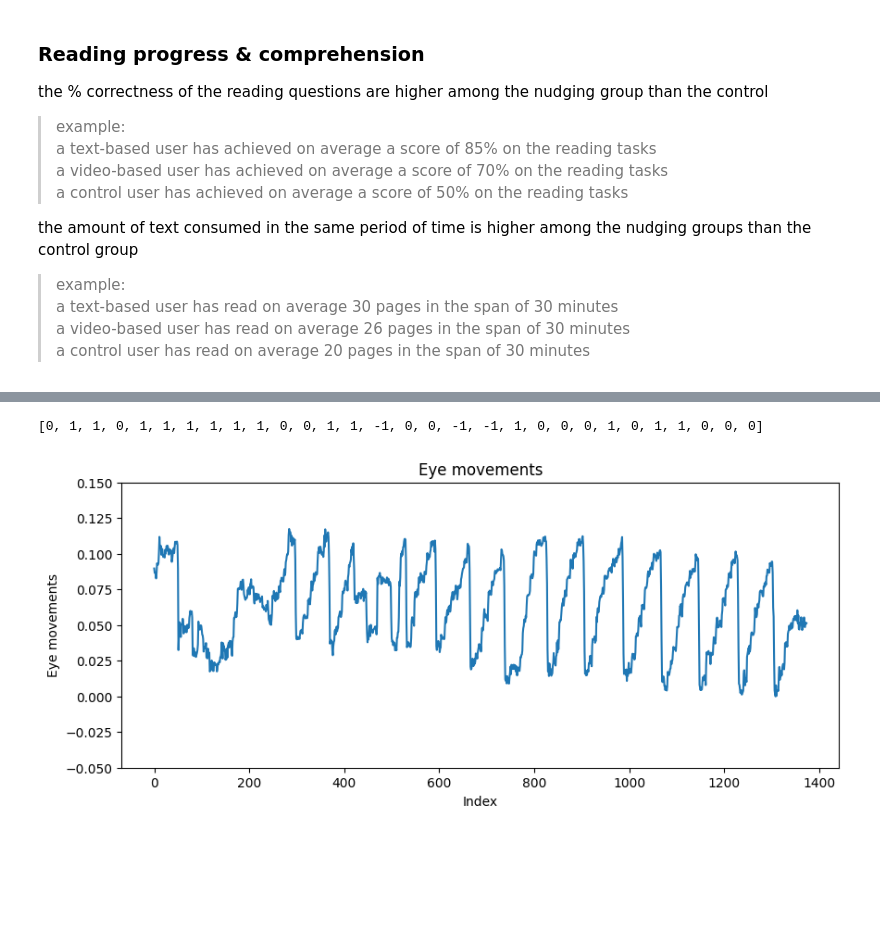
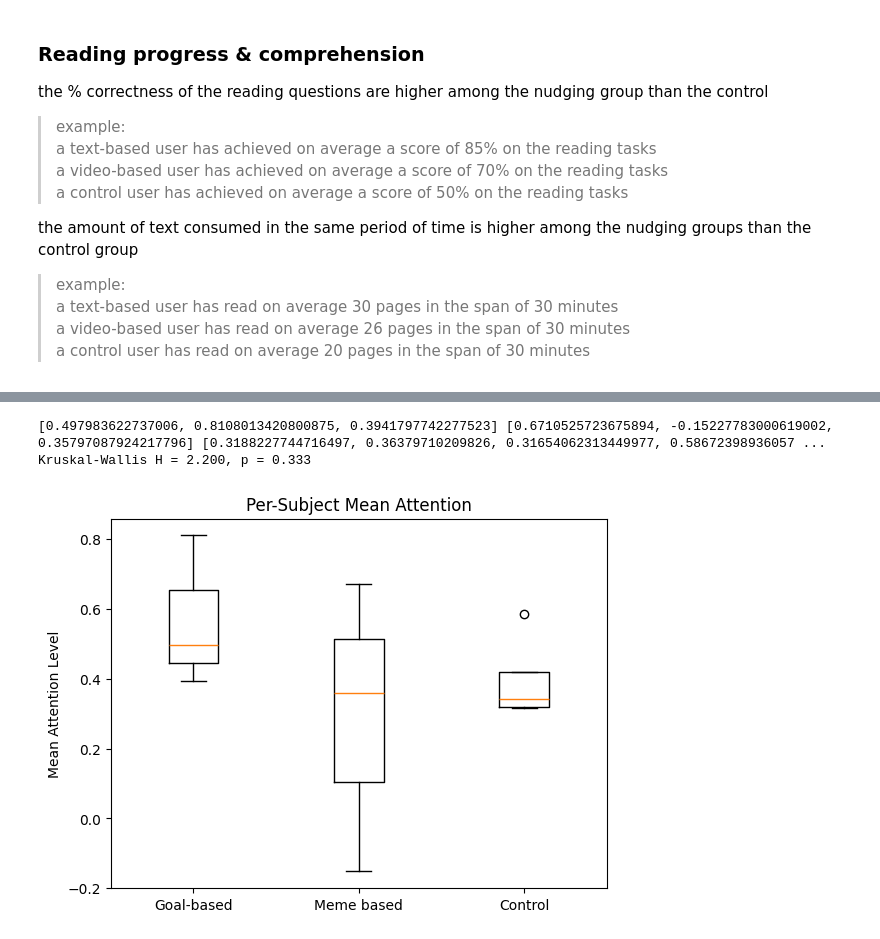
Before and after one commit to gerappa01/attention, a Jupyter notebook: results.ipynb, the cells around one changed output, grey strips where cells are left out. Saved outputs shown, nothing was run; the diff lists cells and outputs as text; code cells hidden in the pictures; blank space fills up the shorter version.

```diff
--- a/results.ipynb
+++ b/results.ipynb
@@ -518,25 +526,27 @@ plot_bar(average_group_reading_correctness, "Average Group Reading Correctness",
 [figure]
 [figure]
 [figure]
-# %%
-from random import sample
-
-print(sample(list(parsed_data["J-G_3"]["full_attn"]["attention_levels"]), k=30))
-# %% [output]
-[0, 1, 1, 0, 1, 1, 1, 1, 1, 1, 0, 0, 1, 1, -1, 0, 0, -1, -1, 1, 0, 0, 0, 1, 0, 1, 1, 0, 0, 0]
-# %%
-eye = pd.read_csv("eye_distances.csv")[:-40]
-
-plt.figure(figsize=(10, 4))
-data = eye['eye_distances'] - eye['eye_distances'].min()
-
-# Plot attention levels
-plt.plot(data, label='Eye movements')
-
-plt.ylim(-0.05, 0.15)
-plt.title(f'Eye movements')
-plt.xlabel('Index')
-plt.ylabel('Eye movements')
-plt.show()
-# %% [output]
-[figure, removed]
+# %%
+import numpy as np
+from scipy.stats import kruskal
+
+# Flatten per participant
+group1_means = [np.mean(data["full_attn"]["attn"]) for subject, data in parsed_data.items() if subject.endswith("1")]
+group2_means = [np.mean(data["full_attn"]["attn"]) for subject, data in parsed_data.items() if subject.endswith("2")]
+group3_means = [np.mean(data["full_attn"]["attn"]) for subject, data in parsed_data.items() if subject.endswith("3")]
+
+print(group1_means, group2_means, group3_means)
+
+stat, p = kruskal(group1_means, group2_means, group3_means)
+print(f"Kruskal-Wallis H = {stat:.3f}, p = {p:.3f}")
+# %% [output]
+[0.497983622737006, 0.8108013420800875, 0.3941797742277523] [0.6710525723675894, -0.15227783000619002, 0.35797087924217796] [0.3188227744716497, 0.36379710209826, 0.31654062313449977, 0.58672398936057 ...
+Kruskal-Wallis H = 2.200, p = 0.333
+# %%
+import matplotlib.pyplot as plt
+plt.boxplot([group1_means, group2_means, group3_means], labels=["Goal-based", "Meme based", "Control"])
+plt.ylabel("Mean Attention Level")
+plt.title("Per-Subject Mean Attention")
+plt.show()
+# %% [output]
+[figure, added]
```
Also changed, not shown: parts of 11 cells of this notebook, 22 other files.
